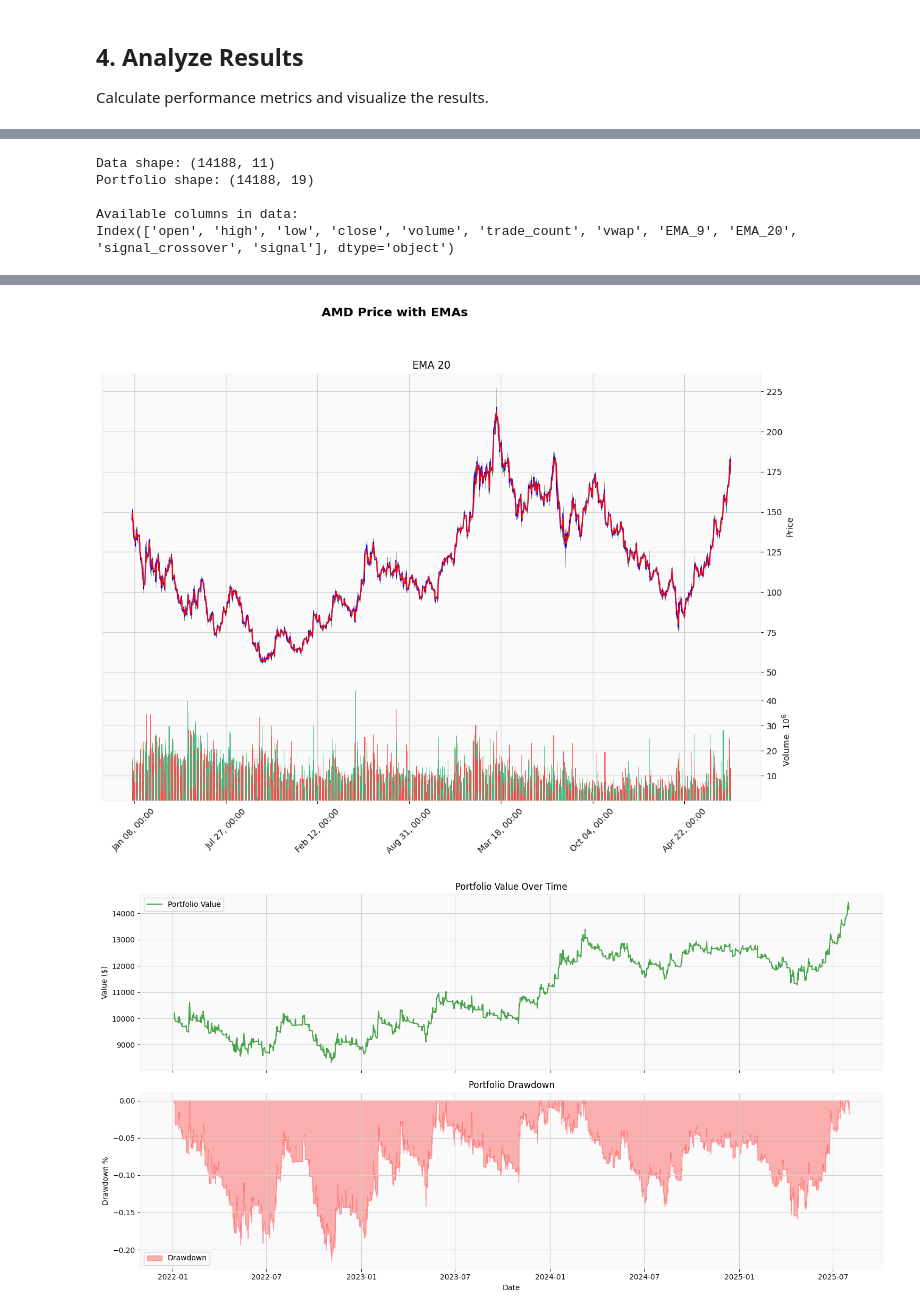
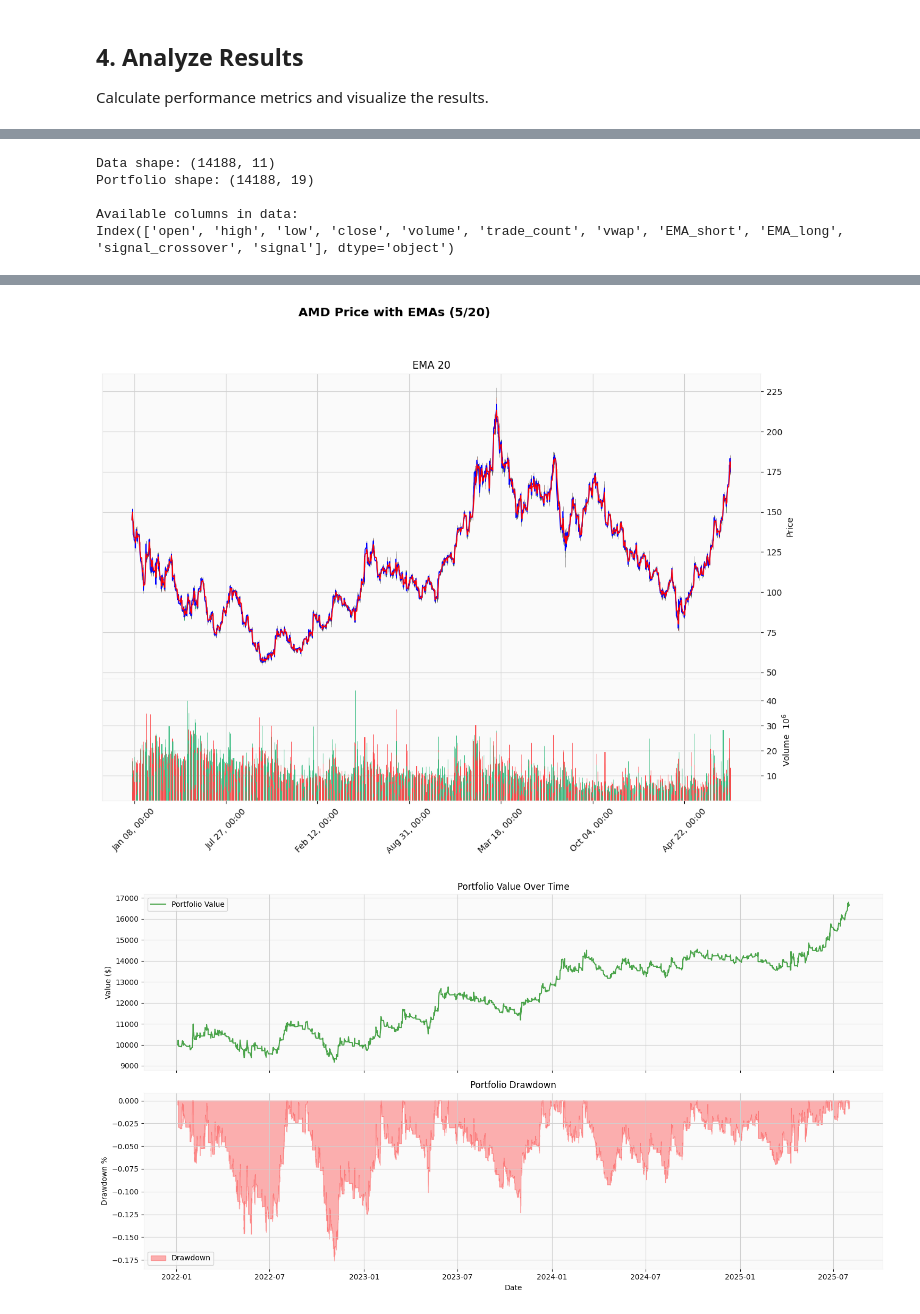
Before and after one commit to Yush89/ema_backtest, a Jupyter notebook: ema_backtest.ipynb, the cells around one changed output, grey strips where cells are left out. Saved outputs shown, nothing was run; the diff lists cells and outputs as text; code cells hidden in the pictures.

```diff
--- a/ema_backtest.ipynb
+++ b/ema_backtest.ipynb
@@ -48,6 +53,10 @@ ticker = "AMD"
 
 Initialize the DataHandler and load the AMD stock data. The data will be loaded from CSV if available, otherwise it will be fetched from the Alpaca API.
 # %%
+# Define EMA parameters (you can modify these values to change the strategy)
+EMA_SHORT_PERIOD = 5
+EMA_LONG_PERIOD = 20
+
 # Initialize DataHandler
 data_handler = DataHandler(API_KEY, SECRET_KEY, symbol=ticker)
 
@@ -59,8 +68,8 @@ data = data_handler.fetch_data(
     end=datetime(2025, 8, 1)
 )
 
-# Add technical indicators using EMA (not SMA)
-data = data_handler.add_technical_indicators(ema_short=9, ema_long=20)
+# Add technical indicators using EMA with the configured periods
+data = data_handler.add_technical_indicators(ema_short=EMA_SHORT_PERIOD, ema_long=EMA_LONG_PERIOD)
 
 # Display the first few rows of data
 print("\nData Information:")
@@ -89,12 +98,12 @@ First few rows:
 
 Create an instance of our SMA strategy and generate trading signals based on the moving average crossovers.
 # %%
-# Initialize strategy
-strategy = EMAStrategy(ema_short=9, ema_long=20)
+# Initialize strategy with the configured EMA periods
+strategy = EMAStrategy(ema_short=EMA_SHORT_PERIOD, ema_long=EMA_LONG_PERIOD)
 
 # Generate signals
 data = strategy.get_entry_conditions(data)
 
 # Display a sample of the signals
-display(data[['close', 'EMA_9', 'EMA_20', 'signal']].head(10))
+display(data[['close', 'EMA_short', 'EMA_long', 'signal']].head(10))
 # %% [output]
@@ -190,7 +197,7 @@ Data shape: (14188, 11)
 Portfolio shape: (14188, 19)
 
 Available columns in data:
-Index(['open', 'high', 'low', 'close', 'volume', 'trade_count', 'vwap', 'EMA_9', 'EMA_20', 'signal_crossover', 'signal'], dtype='object')
+Index(['open', 'high', 'low', 'close', 'volume', 'trade_count', 'vwap', 'EMA_short', 'EMA_long', 'signal_crossover', 'signal'], dtype='object')
 # %%
 # Prepare the data for candlestick chart
 ohlc_data = data.copy()
@@ -198,15 +205,15 @@ ohlc_data = ohlc_data.sort_index()
 
 # Create the candlestick chart with EMAs using mplfinance
 ap = [
-    mpf.make_addplot(ohlc_data['EMA_9'], color='blue', title='EMA 9'),
-    mpf.make_addplot(ohlc_data['EMA_20'], color='red', title='EMA 20')
+    mpf.make_addplot(ohlc_data['EMA_short'], color='blue', title=f'EMA {EMA_SHORT_PERIOD}'),
+    mpf.make_addplot(ohlc_data['EMA_long'], color='red', title=f'EMA {EMA_LONG_PERIOD}')
 ]
 
 mpf.plot(
     ohlc_data,
     type='candle',
     style='yahoo',
-    title='AMD Price with EMAs',
+    title=f'AMD Price with EMAs ({EMA_SHORT_PERIOD}/{EMA_LONG_PERIOD})',
     ylabel='Price',
     volume=True,
     addplot=ap,
@@ -236,35 +243,35 @@ ax3.set_ylabel('Drawdown %')
 ax3.legend()
 ax3.grid(True)
 
 plt.tight_layout()
 plt.show()
 
 # Display additional chart with just price and volume (no overlays)
 mpf.plot(
     ohlc_data,
     type='candle',
     title='AMD Price Detail View',
     ylabel='Price',
     volume=True,
     figsize=(15, 10),
     style='yahoo'
 )
 # %% [output]
  =================================================================
 
    WARNING: YOU ARE PLOTTING SO MUCH DATA THAT IT MAY NOT BE
             POSSIBLE TO SEE DETAILS (Candles, Ohlc-Bars, Etc.)
    For more information see:
    - https://github.com/matplotlib/mplfinance/wiki/Plotting-Too-Much-Data
 
    TO SILENCE THIS WARNING, set `type='line'` in `mpf.plot()`
    OR set kwarg `warn_too_much_data=N` where N is an integer
    LARGER than the number of data points you want to plot.
 
  ================================================================
   warnings.warn('\n\n ================================================================= '+
-[figure, old version]
+[figure, new version]
-[figure, old version]
+[figure, new version]
  =================================================================
 
    WARNING: YOU ARE PLOTTING SO MUCH DATA THAT IT MAY NOT BE
```
Also changed, not shown: parts of 5 cells of this notebook, 4 other files.
